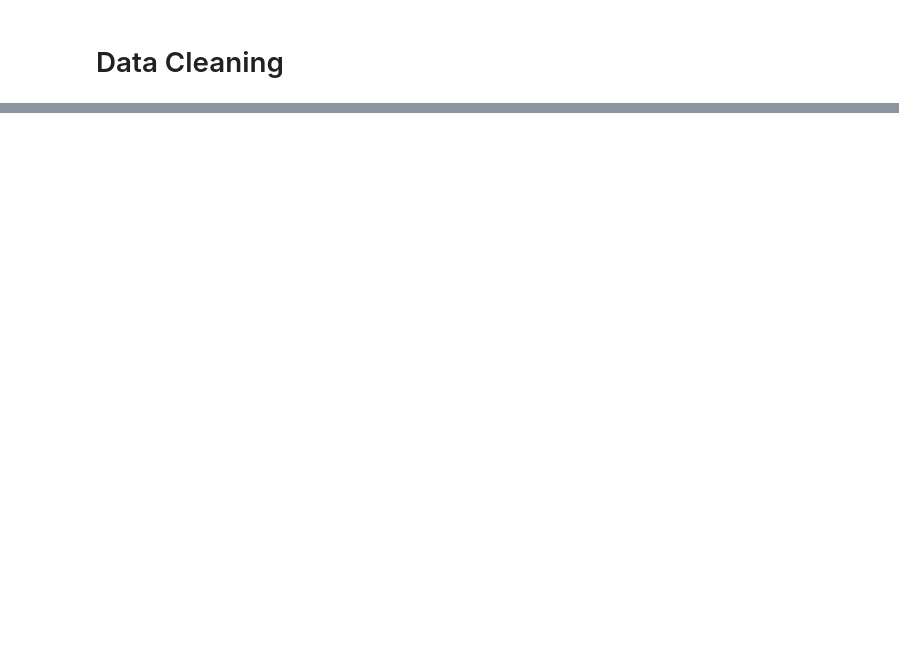
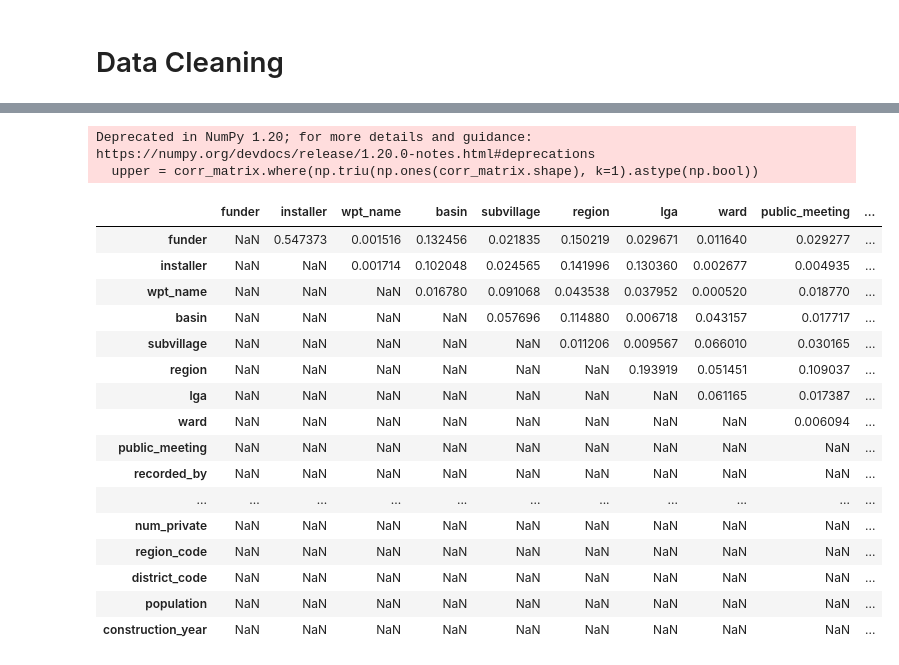
Before and after one commit to cmluna2913/WaterWell, a Jupyter notebook: Notebooks/etl.ipynb, the cells around one changed output, grey strips where cells are left out. Drawn from its saved outputs; the diff is of its cells as text; code cells hidden in the pictures; blank space fills up the shorter version.

```diff
--- a/Notebooks/etl.ipynb
+++ b/Notebooks/etl.ipynb
@@ -290,0 +331,5 @@ test = pd.read_csv(config['paths']['data_path'] + 'testing_set.csv')
+# %%
+for col in cats.columns:
+    print(col)
+    le = LabelEncoder()
+    cats[col] = le.fit_transform(cats[col])
@@ -290,0 +354,6 @@ test = pd.read_csv(config['paths']['data_path'] + 'testing_set.csv')
+# %%
+train_df_exp = cats.merge(nums, left_index=True, right_index=True)
+# %%
+rf = RandomForestClassifier(random_state=42)
+# %%
+rf.fit(train_df_exp, train_lbls)
@@ -290,0 +384,25 @@ test = pd.read_csv(config['paths']['data_path'] + 'testing_set.csv')
+# %%
+corr_matrix = train_df_exp.corr().abs()
+# Select upper triangle of correlation matrix
+upper = corr_matrix.where(np.triu(np.ones(corr_matrix.shape), k=1).astype(np.bool))
+upper
+# %% [output]
+Deprecated in NumPy 1.20; for more details and guidance: https://numpy.org/devdocs/release/1.20.0-notes.html#deprecations
+  upper = corr_matrix.where(np.triu(np.ones(corr_matrix.shape), k=1).astype(np.bool))
+|  | funder | installer | wpt_name | basin | subvillage | region | lga | ward | public_meeting | ... |
+| funder | NaN | 0.547373 | 0.001516 | 0.132456 | 0.021835 | 0.150219 | 0.029671 | 0.011640 | 0.029277 | ... |
+| installer | NaN | NaN | 0.001714 | 0.102048 | 0.024565 | 0.141996 | 0.130360 | 0.002677 | 0.004935 | ... |
+| wpt_name | NaN | NaN | NaN | 0.016780 | 0.091068 | 0.043538 | 0.037952 | 0.000520 | 0.018770 | ... |
+| basin | NaN | NaN | NaN | NaN | 0.057696 | 0.114880 | 0.006718 | 0.043157 | 0.017717 | ... |
+| subvillage | NaN | NaN | NaN | NaN | NaN | 0.011206 | 0.009567 | 0.066010 | 0.030165 | ... |
+| region | NaN | NaN | NaN | NaN | NaN | NaN | 0.193919 | 0.051451 | 0.109037 | ... |
+| lga | NaN | NaN | NaN | NaN | NaN | NaN | NaN | 0.061165 | 0.017387 | ... |
+| ward | NaN | NaN | NaN | NaN | NaN | NaN | NaN | NaN | 0.006094 | ... |
+| public_meeting | NaN | NaN | NaN | NaN | NaN | NaN | NaN | NaN | NaN | ... |
+| recorded_by | NaN | NaN | NaN | NaN | NaN | NaN | NaN | NaN | NaN | ... |
+| ... | ... | ... | ... | ... | ... | ... | ... | ... | ... | ... |
+| num_private | NaN | NaN | NaN | NaN | NaN | NaN | NaN | NaN | NaN | ... |
+| region_code | NaN | NaN | NaN | NaN | NaN | NaN | NaN | NaN | NaN | ... |
+| district_code | NaN | NaN | NaN | NaN | NaN | NaN | NaN | NaN | NaN | ... |
+| population | NaN | NaN | NaN | NaN | NaN | NaN | NaN | NaN | NaN | ... |
+| construction_year | NaN | NaN | NaN | NaN | NaN | NaN | NaN | NaN | NaN | ... |
```
Also changed, not shown: parts of 111 cells of this notebook, 1 other file.
